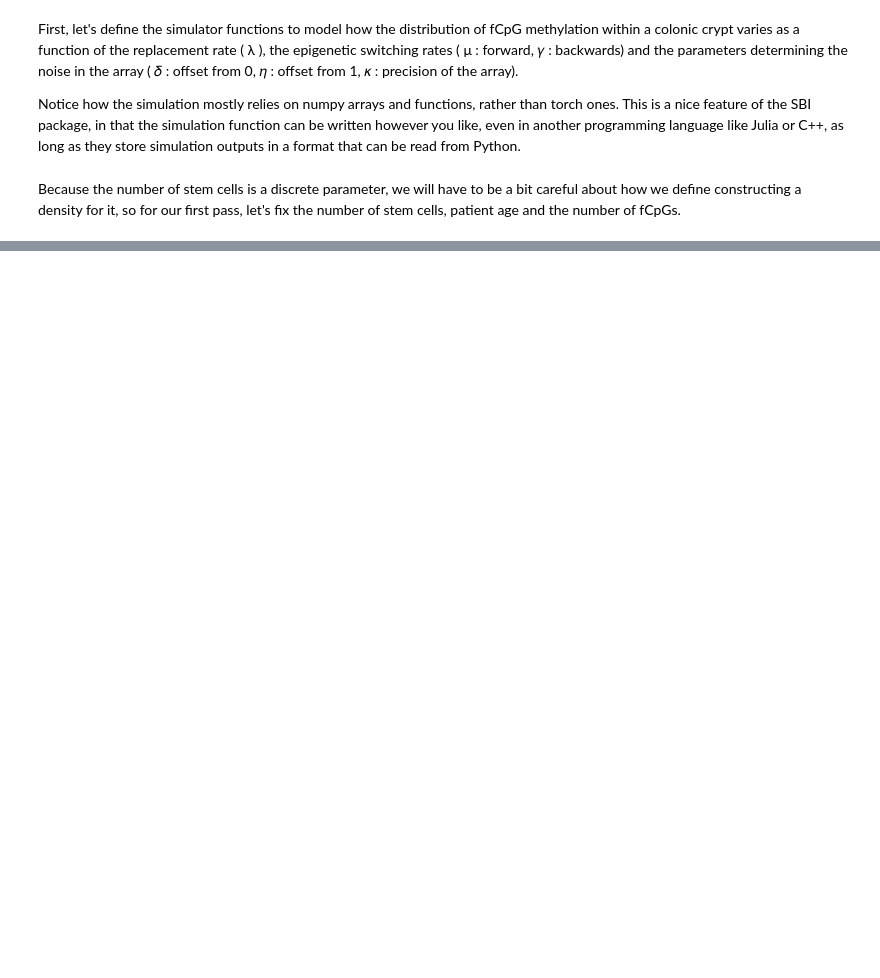
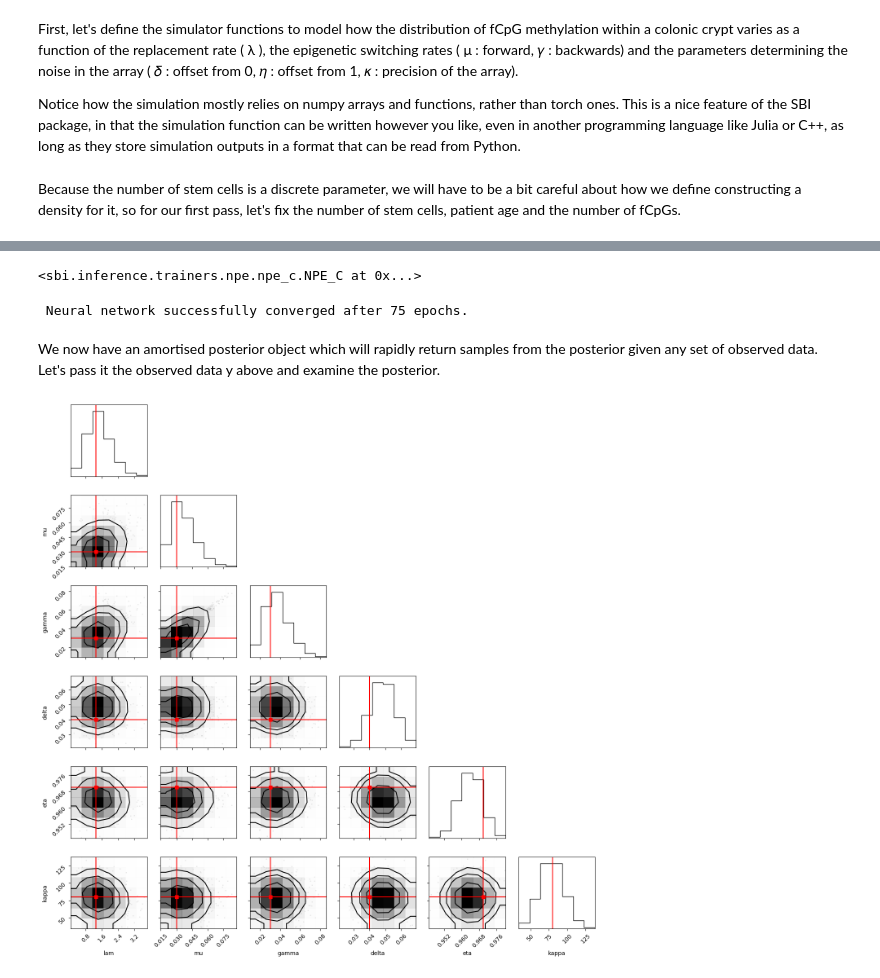
Before and after one commit to CalumGabbutt/CCMI-CWIG-Bayes, a Jupyter notebook: 2_NPE.ipynb, the cells around one changed output, grey strips where cells are left out. Saved outputs shown, nothing was run; the diff lists cells and outputs as text; code cells hidden in the pictures; blank space fills up the shorter version.

```diff
--- a/2_NPE.ipynb
+++ b/2_NPE.ipynb
@@ -280,0 +413,26 @@ Because the number of stem cells is a discrete parameter, we will have to be a b
+# %%
+inference = NPE(prior=prior)
+inference.append_simulations(param_test, x_test)
+# %% [output]
+<sbi.inference.trainers.npe.npe_c.NPE_C at 0x...>
+# %%
+density_estimator = inference.train()
+posterior = inference.build_posterior()
+# %% [output]
+ Neural network successfully converged after 75 epochs.
+# %% [markdown]
+We now have an amortised posterior object which will rapidly return samples from the posterior given any set of observed data. Let's pass it the observed data y above and examine the posterior.
+# %%
+posterior_samples = posterior.sample((1000,), x=y)
+df = pd.DataFrame(posterior_samples, columns = params_true.index)
+
+prior_samples = prior.sample((1000,))
+
+# Visualise the univariate and pairwise marginals
+figure = corner.corner(df.values, bins=7, smooth=1, labels=df.columns)
+corner.overplot_lines(figure, params_true.values, color="r")
+corner.overplot_points(figure, params_true.values[None], marker = 's',
+                       color="r")
+plt.tight_layout()
+# %% [output]
+[figure, added]
```
Also changed, not shown: parts of 40 cells of this notebook.
